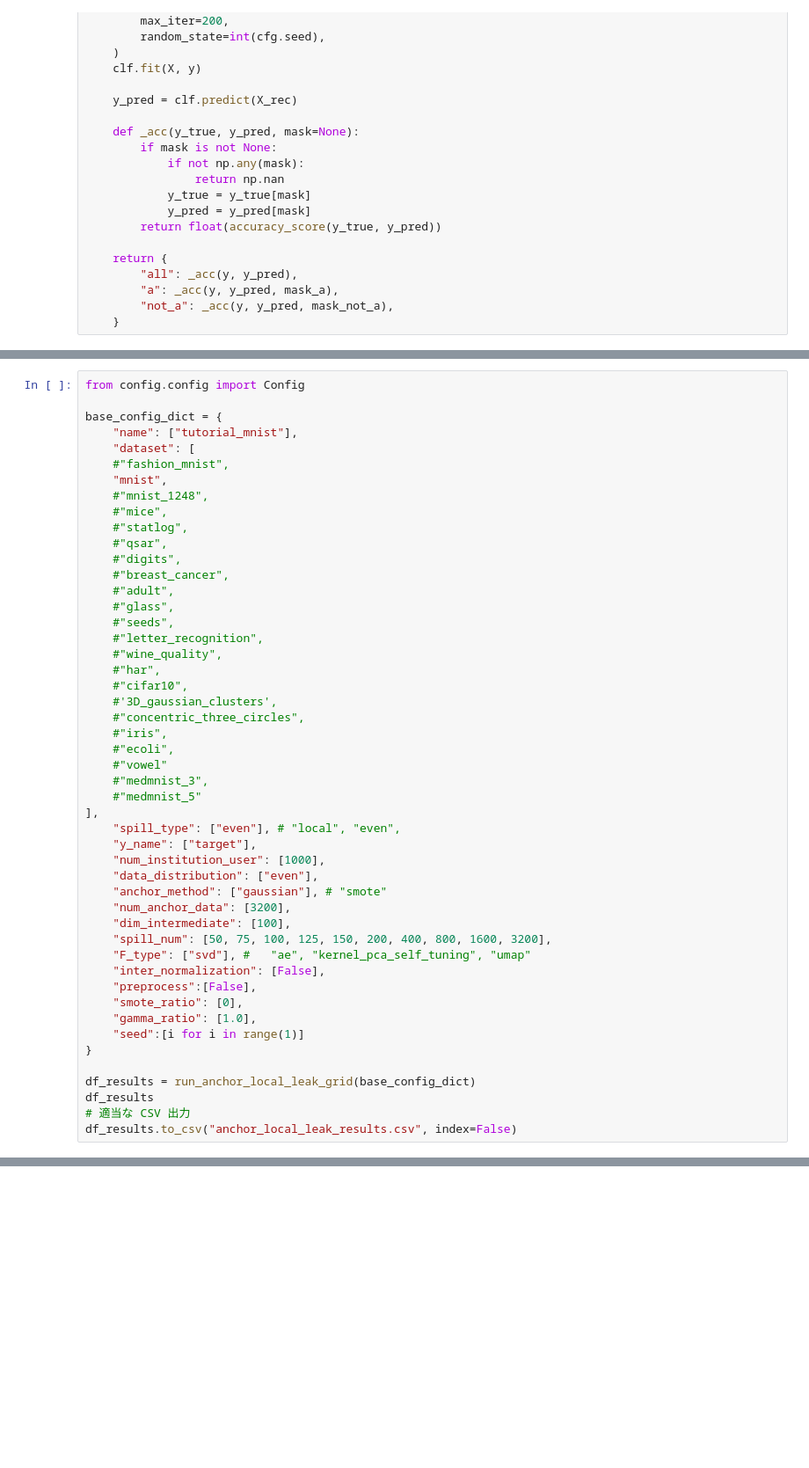
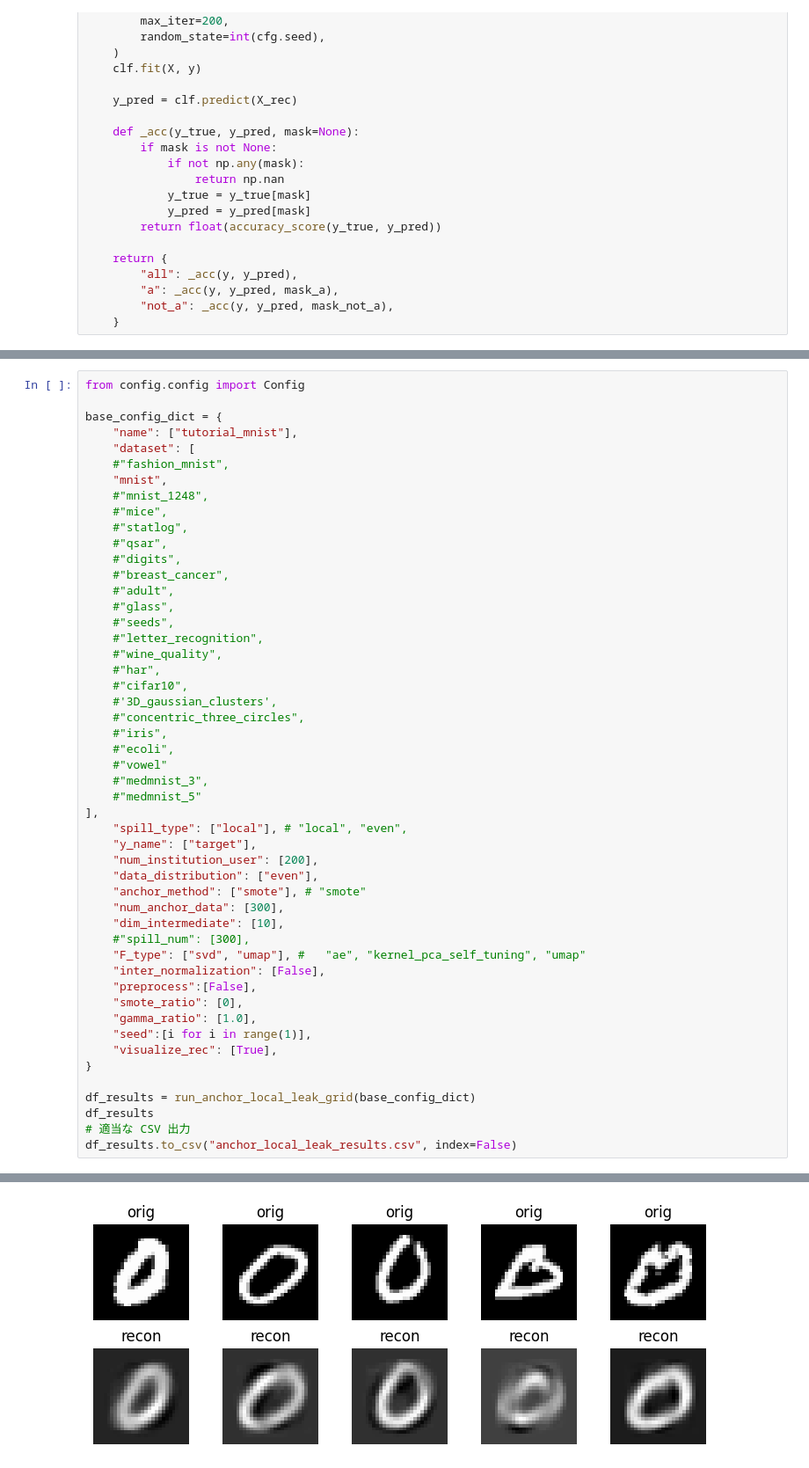
Before and after one commit to takano-lab/data-collaboration-analysis, a Jupyter notebook: 実験用/mnist_reconstruction_privacy.ipynb, the cells around one changed output, grey strips where cells are left out. Shown at 88% size. Drawn from its saved outputs; the diff is of its cells as text; blank space fills up the shorter version.

```diff
--- a/実験用/mnist_reconstruction_privacy.ipynb
+++ b/実験用/mnist_reconstruction_privacy.ipynb
@@ -1023,20 +1054,21 @@ base_config_dict = {
     #"medmnist_3",
     #"medmnist_5"
 ],
-    "spill_type": ["even"], # "local", "even",
+    "spill_type": ["local"], # "local", "even",
     "y_name": ["target"],
-    "num_institution_user": [1000],
+    "num_institution_user": [200],
     "data_distribution": ["even"],
-    "anchor_method": ["gaussian"], # "smote"
-    "num_anchor_data": [3200],
-    "dim_intermediate": [100],
-    "spill_num": [50, 75, 100, 125, 150, 200, 400, 800, 1600, 3200],
-    "F_type": ["svd"], #   "ae", "kernel_pca_self_tuning", "umap"
+    "anchor_method": ["smote"], # "smote"
+    "num_anchor_data": [300],
+    "dim_intermediate": [10],
+    #"spill_num": [300],
+    "F_type": ["svd", "umap"], #   "ae", "kernel_pca_self_tuning", "umap"
     "inter_normalization": [False],
     "preprocess":[False],
     "smote_ratio": [0],
     "gamma_ratio": [1.0],
-    "seed":[i for i in range(1)]
+    "seed":[i for i in range(1)],
+    "visualize_rec": [True],
 }
 
 df_results = run_anchor_local_leak_grid(base_config_dict)
@@ -1063,0 +1080 @@ df_results.to_csv("anchor_local_leak_results.csv", index=False)
+[figure, added]
```
Also changed, not shown: parts of 17 cells of this notebook, 13 other files.
